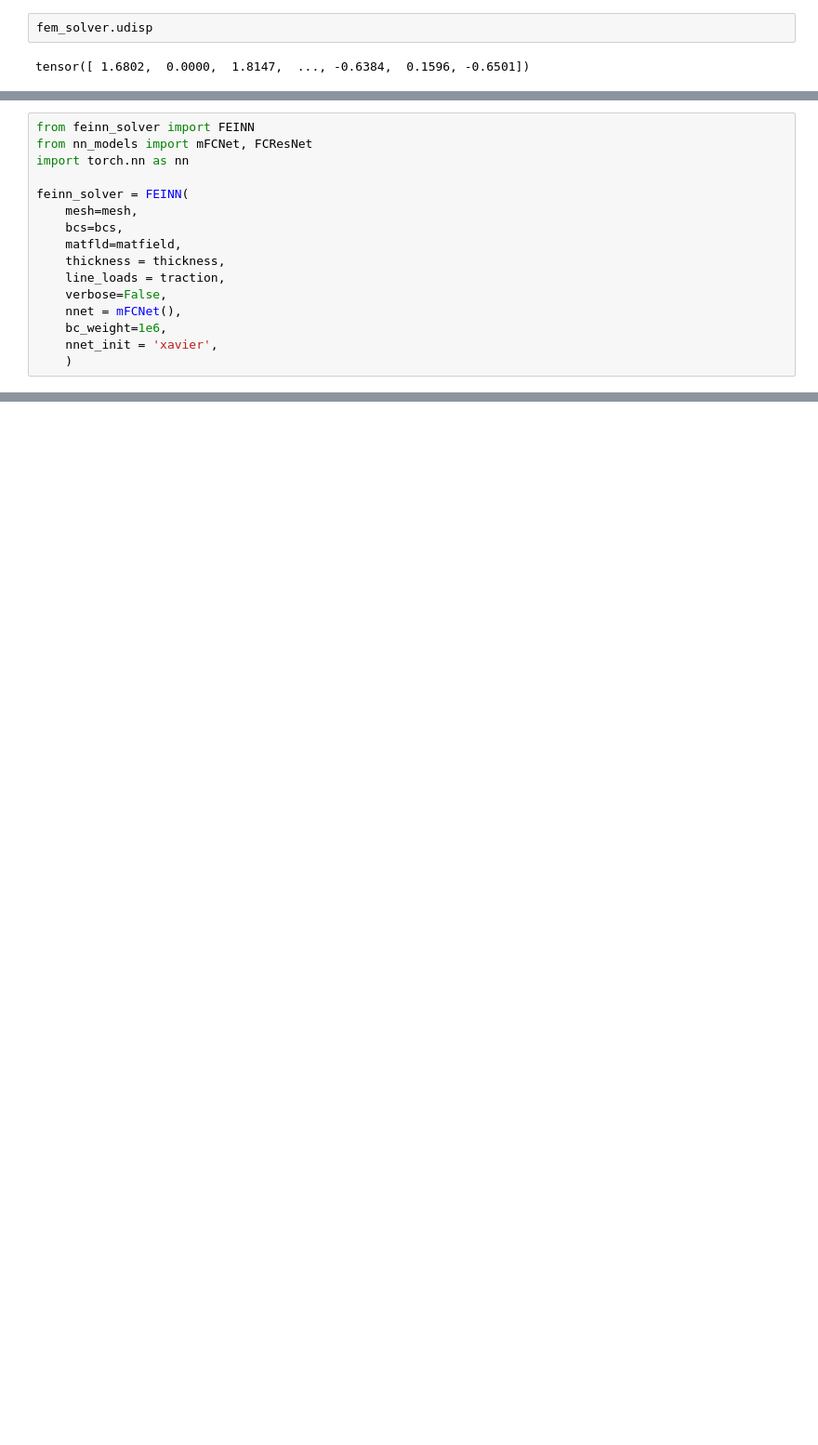
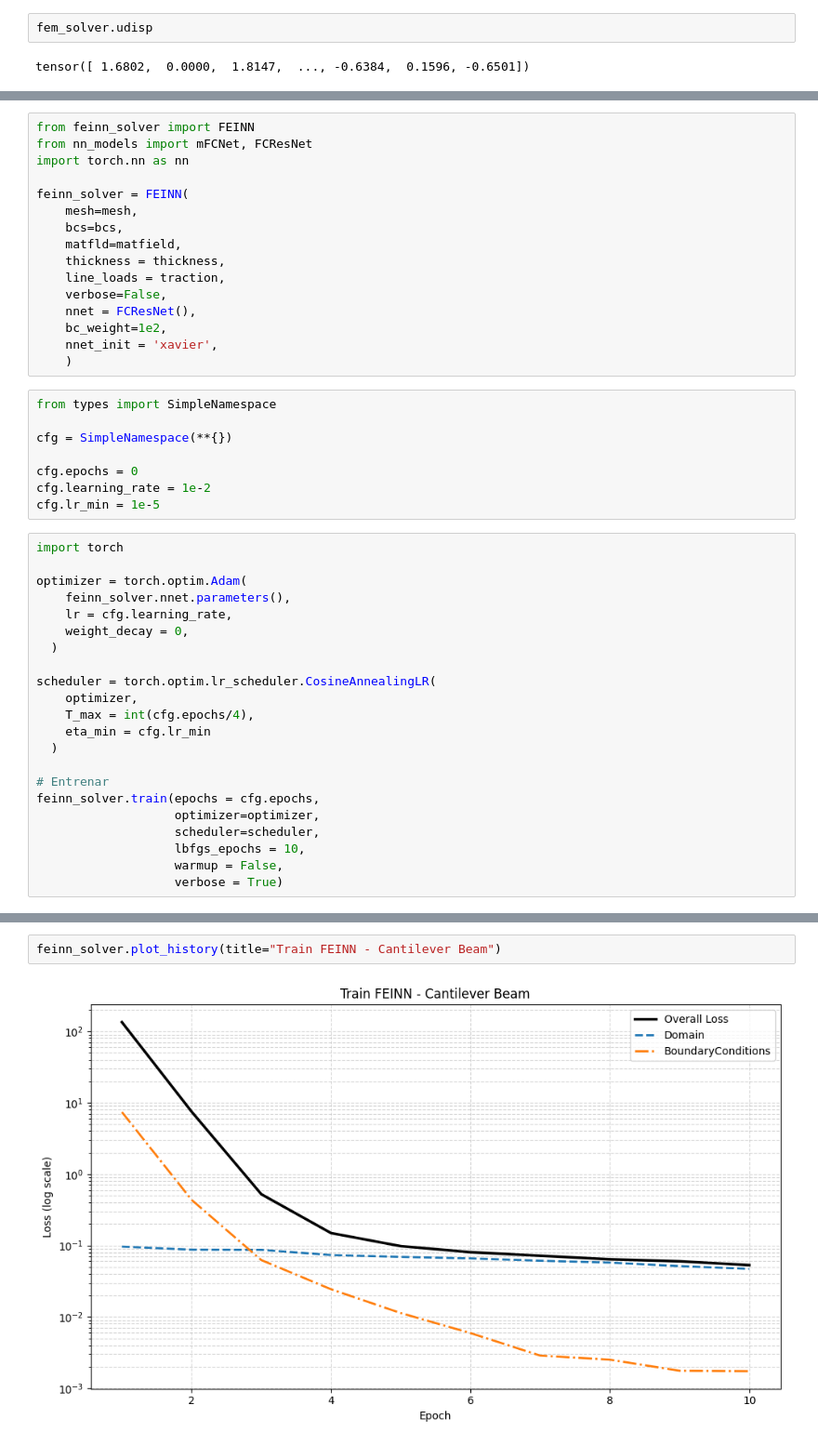
Before and after one commit to bdesia/feinn_project, a Jupyter notebook: notebooks/FEINN_example2/E2_perforated_plate.ipynb, the cells around one changed output, grey strips where cells are left out. Shown at 93% size. Saved outputs shown, nothing was run; the diff lists cells and outputs as text; blank space fills up the shorter version.

```diff
--- a/notebooks/FEINN_example2/E2_perforated_plate.ipynb
+++ b/notebooks/FEINN_example2/E2_perforated_plate.ipynb
@@ -101,7 +101,37 @@ feinn_solver = FEINN(
     thickness = thickness,
     line_loads = traction,
     verbose=False,
-    nnet = mFCNet(),
-    bc_weight=1e6,
+    nnet = FCResNet(),
+    bc_weight=1e2,
     nnet_init = 'xavier',
     )
+# %%
+from types import SimpleNamespace
+
+cfg = SimpleNamespace(**{})
+
+cfg.epochs = 0
+cfg.learning_rate = 1e-2
+cfg.lr_min = 1e-5
+# %%
+import torch
+
+optimizer = torch.optim.Adam(
+    feinn_solver.nnet.parameters(),
+    lr = cfg.learning_rate,
+    weight_decay = 0,
+  )
+
+scheduler = torch.optim.lr_scheduler.CosineAnnealingLR(
+    optimizer,
+    T_max = int(cfg.epochs/4),
+    eta_min = cfg.lr_min
+  )
+
+# Entrenar
+feinn_solver.train(epochs = cfg.epochs,
+                   optimizer=optimizer,
+                   scheduler=scheduler,
+                   lbfgs_epochs = 10,
+                   warmup = False,
+                   verbose = True)
@@ -107,0 +148,4 @@ feinn_solver = FEINN(
+# %%
+feinn_solver.plot_history(title="Train FEINN - Cantilever Beam")
+# %% [output]
+[figure, added]
```
Also changed, not shown: parts of 4 cells of this notebook, 2 other files.
